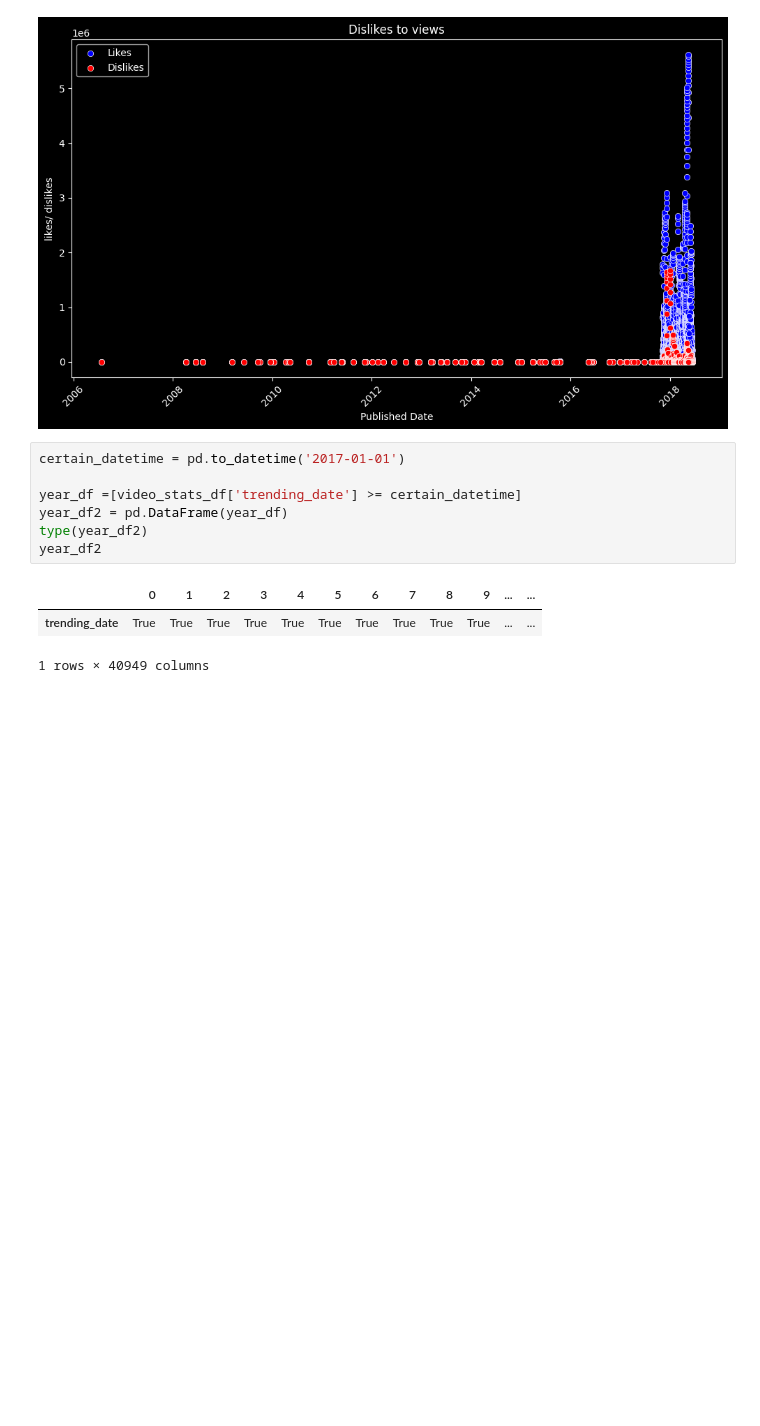
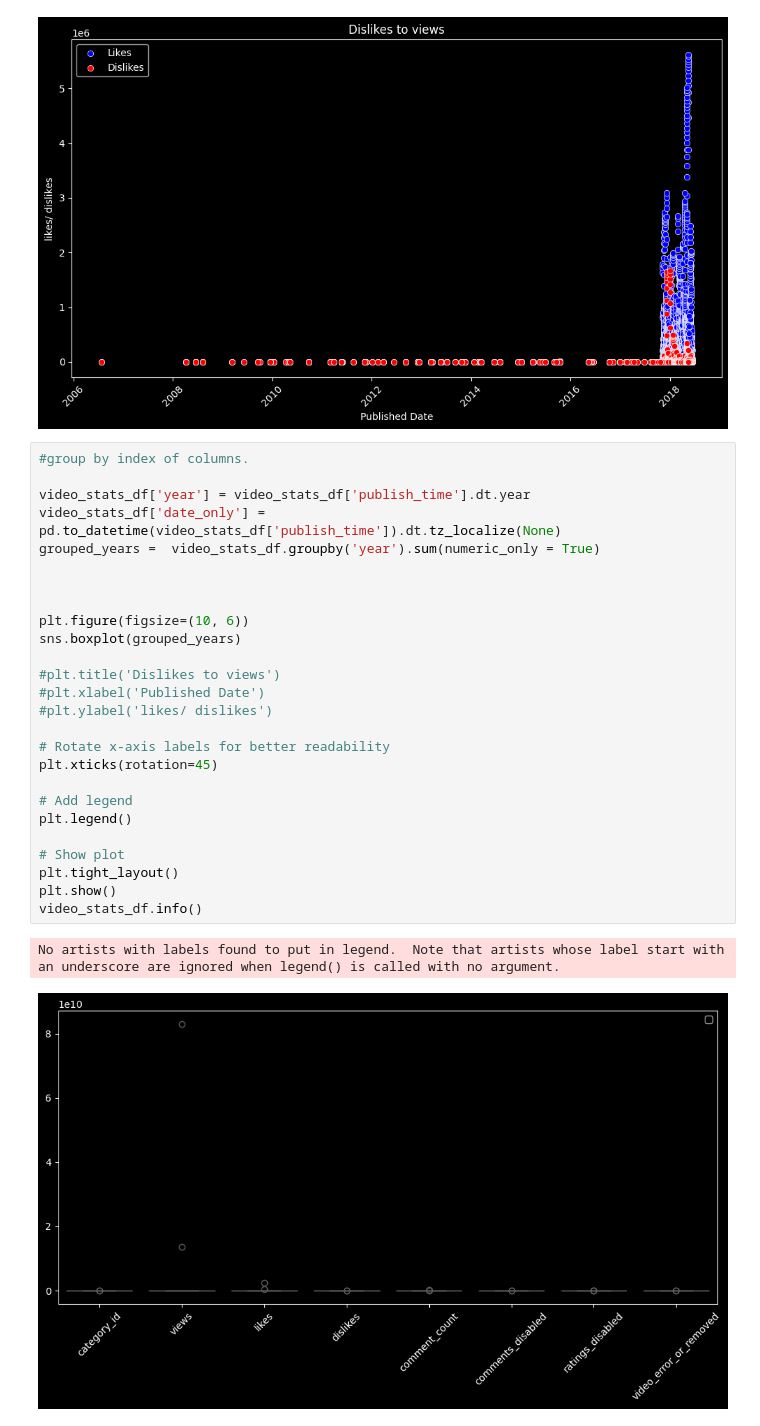
Before and after one commit to OKI300MER/Pandas-EDA-Case-Study, a Jupyter notebook: youtube_eda.ipynb, the cells around one changed output. Drawn from its saved outputs; the diff is of its cells as text; blank space fills up the shorter version.

Commit message:
cleaned df by_date

```diff
--- a/youtube_eda.ipynb
+++ b/youtube_eda.ipynb
@@ -275,14 +275,32 @@ plt.show()
 # %% [output]
 [figure]
 [figure]
-# %%
-certain_datetime = pd.to_datetime('2017-01-01')
-
-year_df =[video_stats_df['trending_date'] >= certain_datetime]
-year_df2 = pd.DataFrame(year_df)
-type(year_df2)
-year_df2
-# %% [output]
-|  | 0 | 1 | 2 | 3 | 4 | 5 | 6 | 7 | 8 | 9 | ... | ... |
-| trending_date | True | True | True | True | True | True | True | True | True | True | ... | ... |
-1 rows × 40949 columns
+# %%
+#group by index of columns.
+
+video_stats_df['year'] = video_stats_df['publish_time'].dt.year
+video_stats_df['date_only'] = pd.to_datetime(video_stats_df['publish_time']).dt.tz_localize(None)
+grouped_years =  video_stats_df.groupby('year').sum(numeric_only = True)
+
+
+
+plt.figure(figsize=(10, 6))
+sns.boxplot(grouped_years)
+
+#plt.title('Dislikes to views')
+#plt.xlabel('Published Date')
+#plt.ylabel('likes/ dislikes')
+
+# Rotate x-axis labels for better readability
+plt.xticks(rotation=45)
+
+# Add legend
+plt.legend()
+
+# Show plot
+plt.tight_layout()
+plt.show()
+video_stats_df.info()
+# %% [output]
+No artists with labels found to put in legend.  Note that artists whose label start with an underscore are ignored when legend() is called with no argument.
+[figure, added]
```
Also changed, not shown: parts of 4 cells of this notebook.
